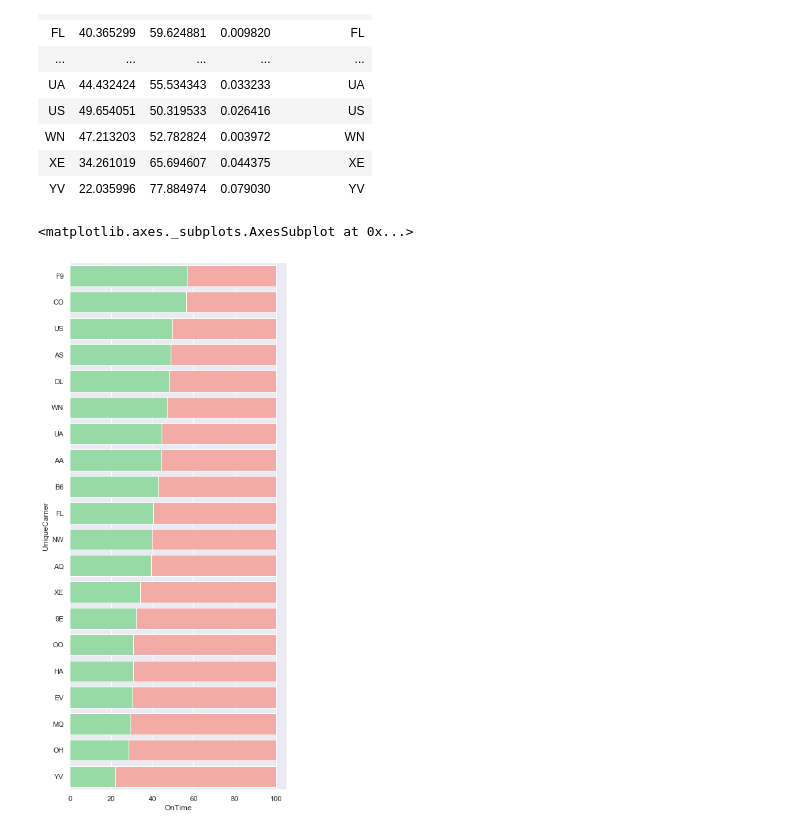
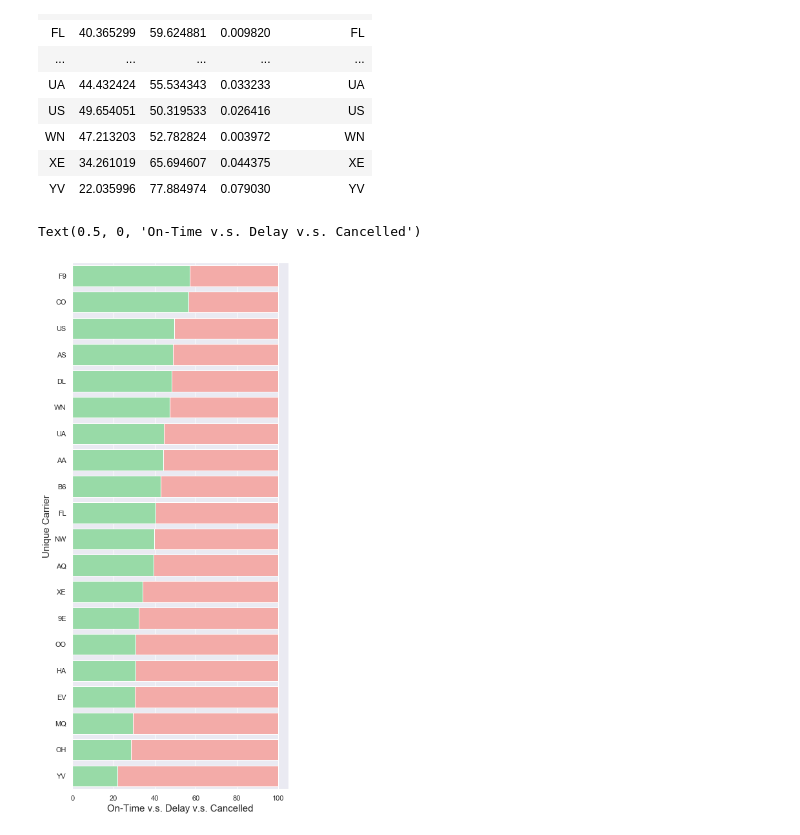
Before and after one commit to Wolfking2015/Final-Project-For-AML, a Jupyter notebook: final-project.ipynb, the cells around one changed output. Saved outputs shown, nothing was run; the diff lists cells and outputs as text; code cells hidden in the pictures.

```diff
--- a/final-project.ipynb
+++ b/final-project.ipynb
@@ -644,22 +644,24 @@ CarrierGroup.drop(['Total'],axis=1)
 # %%
 # Initialize the matplotlib figure
 f, ax = plt.subplots(figsize=(6, 15))
 # Load the example car crash dataset
 CarrierGroup_plots= CarrierGroup.sort_values("OnTime", ascending=False)
 #CarrierGroup_plots['Total']=CarrierGroup_plots['Delay']+CarrierGroup_plots['OnTime']+CarrierGroup_plots['Cancel']
 CarrierGroup_plots['Total']=1
 CarrierGroup_plots['Delay']=CarrierGroup_plots['Delay']+CarrierGroup_plots['OnTime']
 
 # Plot the total crashes
 sns.set_color_codes("pastel")
 
 sns.barplot(x="Cancel", y="UniqueCarrier", data=CarrierGroup_plots,
              label="Cancel",color="k");
 sns.barplot(x="Delay", y="UniqueCarrier", data=CarrierGroup_plots,
             label="Delay", color="r");
 #sns.set_color_codes("muted")
 sns.barplot(x="OnTime", y="UniqueCarrier", data=CarrierGroup_plots,
             label="OnTime", color="g");
+plt.ylabel('Unique Carrier',fontsize=15)
+plt.xlabel('On-Time v.s. Delay v.s. Cancelled',fontsize=15)
 # %% [output]
-<matplotlib.axes._subplots.AxesSubplot at 0x...>
+Text(0.5, 0, 'On-Time v.s. Delay v.s. Cancelled')
-[figure, old version]
+[figure, new version]
```
